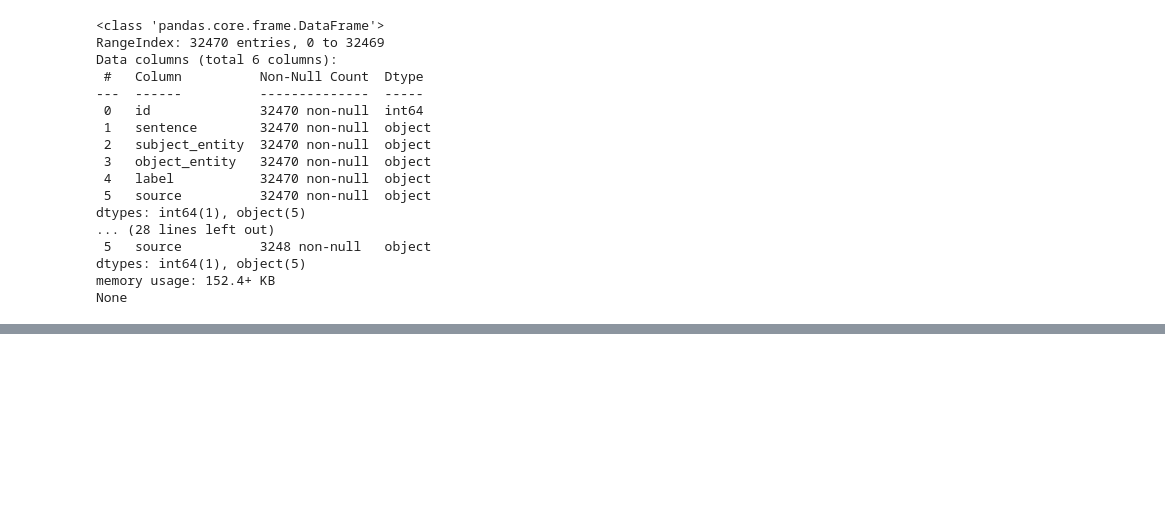
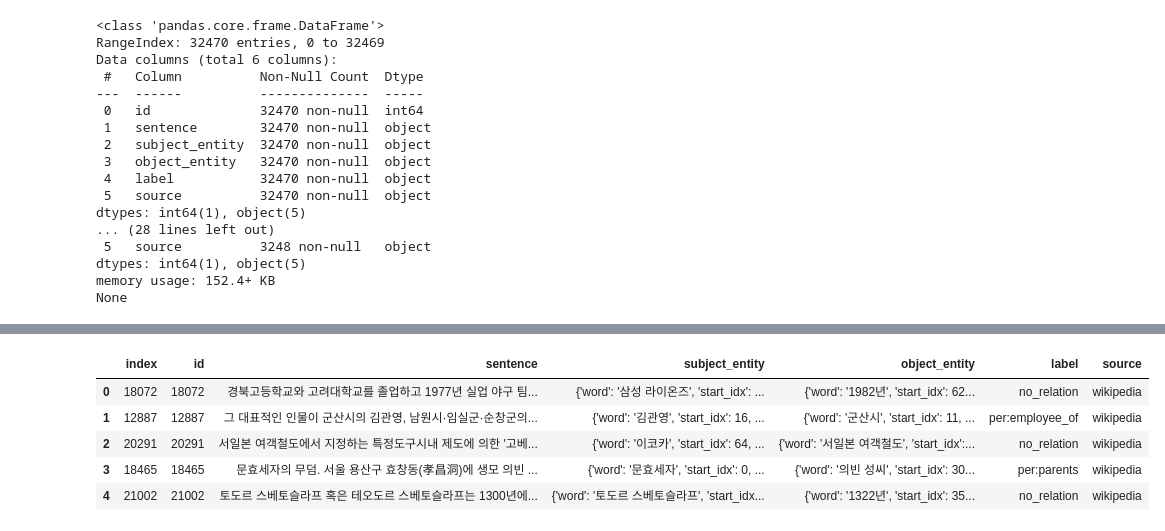
Before and after one commit to boostcampaitech5/level2_klue-nlp-09, a Jupyter notebook: eda/LJS.ipynb, the cells around one changed output, grey strips where cells are left out. Saved outputs shown, nothing was run; the diff lists cells and outputs as text; code cells hidden in the pictures; blank space fills up the shorter version.

```diff
--- a/eda/LJS.ipynb
+++ b/eda/LJS.ipynb
@@ -519,0 +530,4 @@ for i in dev_data["id"].tolist():
+# %%
+train_path = "~/dataset/train/train.csv"
+train_data = pd.read_csv(train_path)
+print(len(train_data))
@@ -519,0 +536,11 @@ for i in dev_data["id"].tolist():
+# %%
+target_label = "no_relation"
+target_count = len(train_data[train_data.label == target_label])
+
+# 라벨이 "0"인 데이터 포인트의 인덱스 찾기
+target_indices = np.where(train_data.label == target_label)[0]
+
+# 해당 인덱스를 제외한 데이터 새로운 변수에 저장
+reduced_data = train_data.drop(target_indices[:target_count//2], axis=0)
+
+reduced_data["label"].value_counts()
@@ -519,0 +565,9 @@ for i in dev_data["id"].tolist():
+# %%
+label_list = train_data["label"].unique().tolist()
+dev_data = pd.DataFrame(columns=train_data.columns)
+
+for label in label_list:
+    label_data = reduced_data[reduced_data["label"] == label]
+    label_data = label_data.sample(frac=0.1, random_state=42)
+    reduced_data = reduced_data.drop(label_data.index)
+    dev_data = pd.concat([dev_data, label_data])
@@ -519,0 +583,10 @@ for i in dev_data["id"].tolist():
+# %%
+shuffled_dev = dev_data.sample(frac=1, replace=False).reset_index(drop=False)
+shuffled_dev.head()
+# %% [output]
+|  | index | id | sentence | subject_entity | object_entity | label | source |
+| 0 | 18072 | 18072 | 경북고등학교와 고려대학교를 졸업하고 1977년 실업 야구 팀... | {'word': '삼성 라이온즈', 'start_idx': ... | {'word': '1982년', 'start_idx': 62... | no_relation | wikipedia |
+| 1 | 12887 | 12887 | 그 대표적인 인물이 군산시의 김관영, 남원시·임실군·순창군의... | {'word': '김관영', 'start_idx': 16, ... | {'word': '군산시', 'start_idx': 11, ... | per:employee_of | wikipedia |
+| 2 | 20291 | 20291 | 서일본 여객철도에서 지정하는 특정도구시내 제도에 의한 '고베... | {'word': '이코카', 'start_idx': 64, ... | {'word': '서일본 여객철도', 'start_idx':... | no_relation | wikipedia |
+| 3 | 18465 | 18465 | 문효세자의 무덤. 서울 용산구 효창동(孝昌洞)에 생모 의빈 ... | {'word': '문효세자', 'start_idx': 0, ... | {'word': '의빈 성씨', 'start_idx': 30... | per:parents | wikipedia |
+| 4 | 21002 | 21002 | 토도르 스베토슬라프 혹은 테오도르 스베토슬라프는 1300년에... | {'word': '토도르 스베토슬라프', 'start_idx... | {'word': '1322년', 'start_idx': 35... | no_relation | wikipedia |
```
Also changed, not shown: parts of 8 cells of this notebook.
